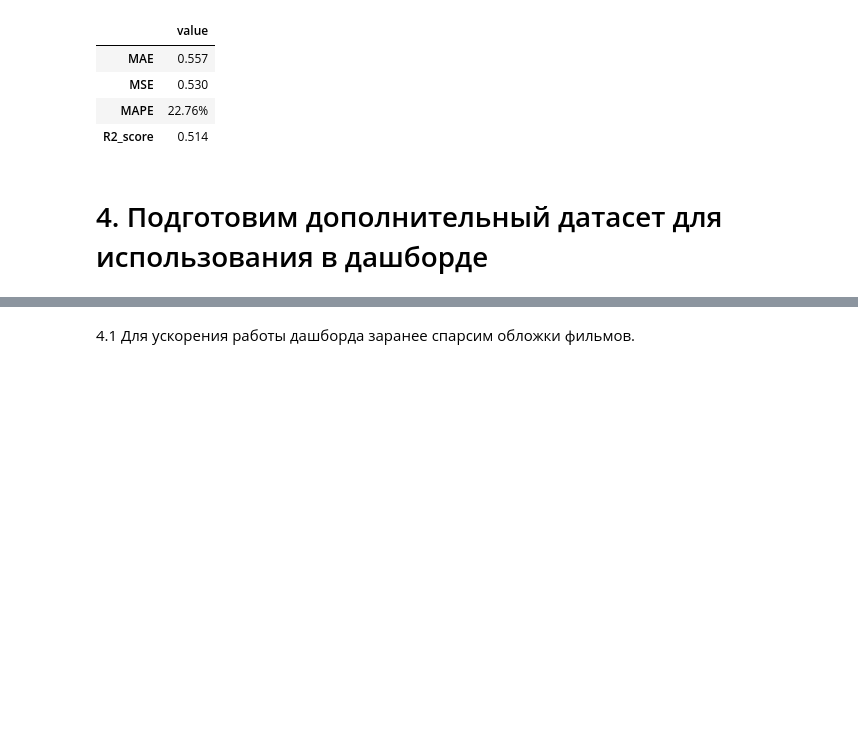
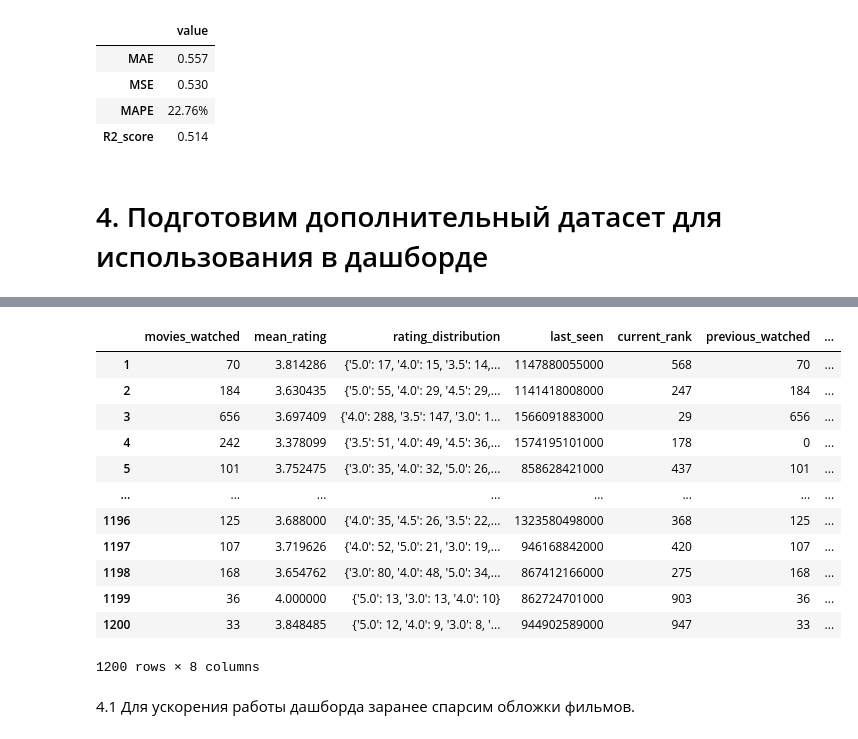
Before and after one commit to aleks-haksly/Simulative, a Jupyter notebook: ML/recomendation.ipynb, the cells around one changed output, grey strips where cells are left out. Drawn from its saved outputs; the diff is of its cells as text; code cells hidden in the pictures; blank space fills up the shorter version.

```diff
--- a/ML/recomendation.ipynb
+++ b/ML/recomendation.ipynb
@@ -643,3 +686,19 @@ user_data.head()
+# %%
+pd.read_json("user_data.json", compression='gzip')
+# %% [output]
+|  | movies_watched | mean_rating | rating_distribution | last_seen | current_rank | previous_watched | ... |
+| 1 | 70 | 3.814286 | {'5.0': 17, '4.0': 15, '3.5': 14,... | 1147880055000 | 568 | 70 | ... |
+| 2 | 184 | 3.630435 | {'5.0': 55, '4.0': 29, '4.5': 29,... | 1141418008000 | 247 | 184 | ... |
+| 3 | 656 | 3.697409 | {'4.0': 288, '3.5': 147, '3.0': 1... | 1566091883000 | 29 | 656 | ... |
+| 4 | 242 | 3.378099 | {'3.5': 51, '4.0': 49, '4.5': 36,... | 1574195101000 | 178 | 0 | ... |
+| 5 | 101 | 3.752475 | {'3.0': 35, '4.0': 32, '5.0': 26,... | 858628421000 | 437 | 101 | ... |
+| ... | ... | ... | ... | ... | ... | ... | ... |
+| 1196 | 125 | 3.688000 | {'4.0': 35, '4.5': 26, '3.5': 22,... | 1323580498000 | 368 | 125 | ... |
+| 1197 | 107 | 3.719626 | {'4.0': 52, '5.0': 21, '3.0': 19,... | 946168842000 | 420 | 107 | ... |
+| 1198 | 168 | 3.654762 | {'3.0': 80, '4.0': 48, '5.0': 34,... | 867412166000 | 275 | 168 | ... |
+| 1199 | 36 | 4.000000 | {'5.0': 13, '3.0': 13, '4.0': 10} | 862724701000 | 903 | 36 | ... |
+| 1200 | 33 | 3.848485 | {'5.0': 12, '4.0': 9, '3.0': 8, '... | 944902589000 | 947 | 33 | ... |
+1200 rows × 8 columns
 # %%
 # Сохраним для дальнейшего использования
 user_data.to_csv("user_data.csv", compression='gzip')
```
Also changed, not shown: parts of 7 cells of this notebook.
